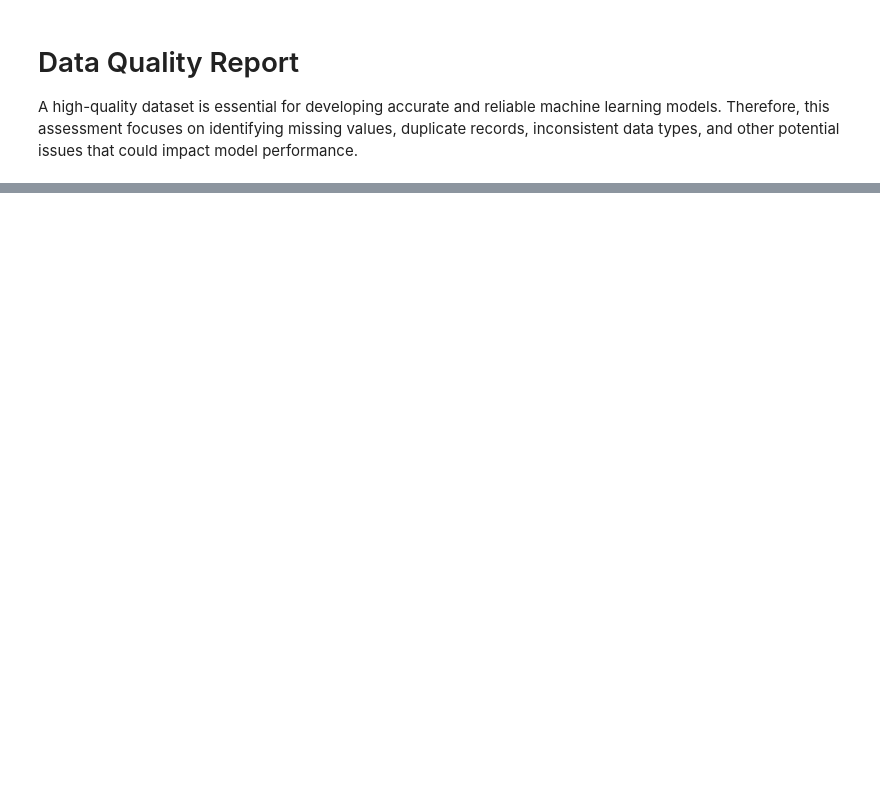
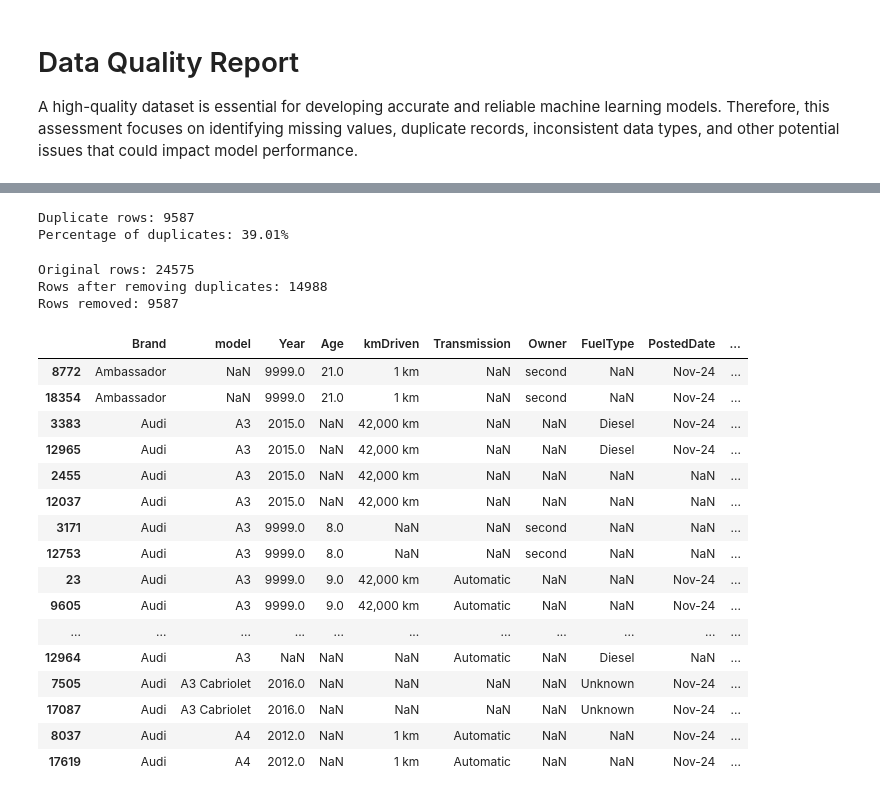
Before and after one commit to JacquaM/DriveValue-AI, a Jupyter notebook: notebooks/01_Data_Audit.ipynb, the cells around one changed output, grey strips where cells are left out. Saved outputs shown, nothing was run; the diff lists cells and outputs as text; code cells hidden in the pictures; blank space fills up the shorter version.

```diff
--- a/notebooks/01_Data_Audit.ipynb
+++ b/notebooks/01_Data_Audit.ipynb
@@ -311,0 +320,40 @@ A high-quality dataset is essential for developing accurate and reliable machine
+# %%
+duplicate_percentage = (df.duplicated().sum() / len(df)) * 100
+
+print(f"Duplicate rows: {df.duplicated().sum()}")
+print(f"Percentage of duplicates: {duplicate_percentage:.2f}%")
+# %% [output]
+Duplicate rows: 9587
+Percentage of duplicates: 39.01%
+# %%
+df_no_duplicates = df.drop_duplicates()
+
+print(f"Original rows: {len(df)}")
+print(f"Rows after removing duplicates: {len(df_no_duplicates)}")
+print(f"Rows removed: {len(df) - len(df_no_duplicates)}")
+# %% [output]
+Original rows: 24575
+Rows after removing duplicates: 14988
+Rows removed: 9587
+# %%
+duplicates = df[df.duplicated(keep=False)]
+
+duplicates.sort_values(by=list(df.columns)).head(20)
+# %% [output]
+|  | Brand | model | Year | Age | kmDriven | Transmission | Owner | FuelType | PostedDate | ... |
+| 8772 | Ambassador | NaN | 9999.0 | 21.0 | 1 km | NaN | second | NaN | Nov-24 | ... |
+| 18354 | Ambassador | NaN | 9999.0 | 21.0 | 1 km | NaN | second | NaN | Nov-24 | ... |
+| 3383 | Audi | A3 | 2015.0 | NaN | 42,000 km | NaN | NaN | Diesel | Nov-24 | ... |
+| 12965 | Audi | A3 | 2015.0 | NaN | 42,000 km | NaN | NaN | Diesel | Nov-24 | ... |
+| 2455 | Audi | A3 | 2015.0 | NaN | 42,000 km | NaN | NaN | NaN | NaN | ... |
+| 12037 | Audi | A3 | 2015.0 | NaN | 42,000 km | NaN | NaN | NaN | NaN | ... |
+| 3171 | Audi | A3 | 9999.0 | 8.0 | NaN | NaN | second | NaN | NaN | ... |
+| 12753 | Audi | A3 | 9999.0 | 8.0 | NaN | NaN | second | NaN | NaN | ... |
+| 23 | Audi | A3 | 9999.0 | 9.0 | 42,000 km | Automatic | NaN | NaN | Nov-24 | ... |
+| 9605 | Audi | A3 | 9999.0 | 9.0 | 42,000 km | Automatic | NaN | NaN | Nov-24 | ... |
+| ... | ... | ... | ... | ... | ... | ... | ... | ... | ... | ... |
+| 12964 | Audi | A3 | NaN | NaN | NaN | Automatic | NaN | Diesel | NaN | ... |
+| 7505 | Audi | A3 Cabriolet | 2016.0 | NaN | NaN | NaN | NaN | Unknown | Nov-24 | ... |
+| 17087 | Audi | A3 Cabriolet | 2016.0 | NaN | NaN | NaN | NaN | Unknown | Nov-24 | ... |
+| 8037 | Audi | A4 | 2012.0 | NaN | 1 km | Automatic | NaN | NaN | Nov-24 | ... |
+| 17619 | Audi | A4 | 2012.0 | NaN | 1 km | Automatic | NaN | NaN | Nov-24 | ... |
```
Also changed, not shown: parts of 24 cells of this notebook, 1 other file.
